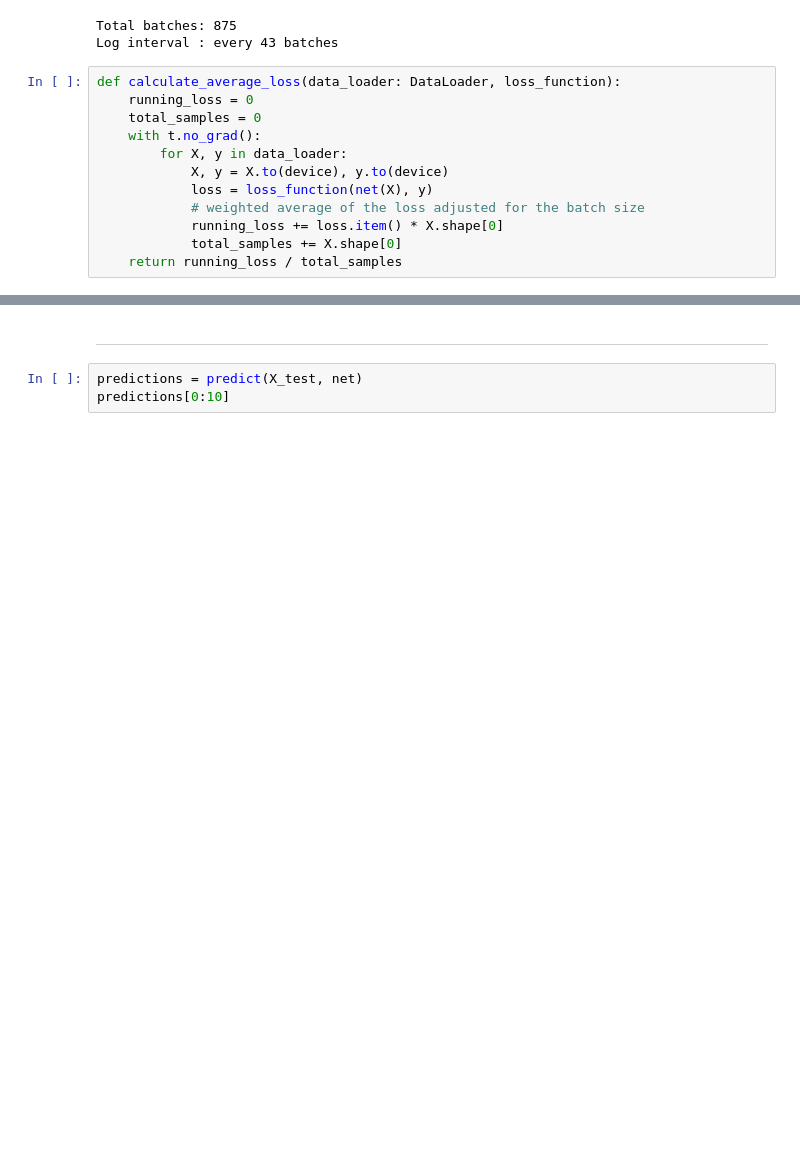
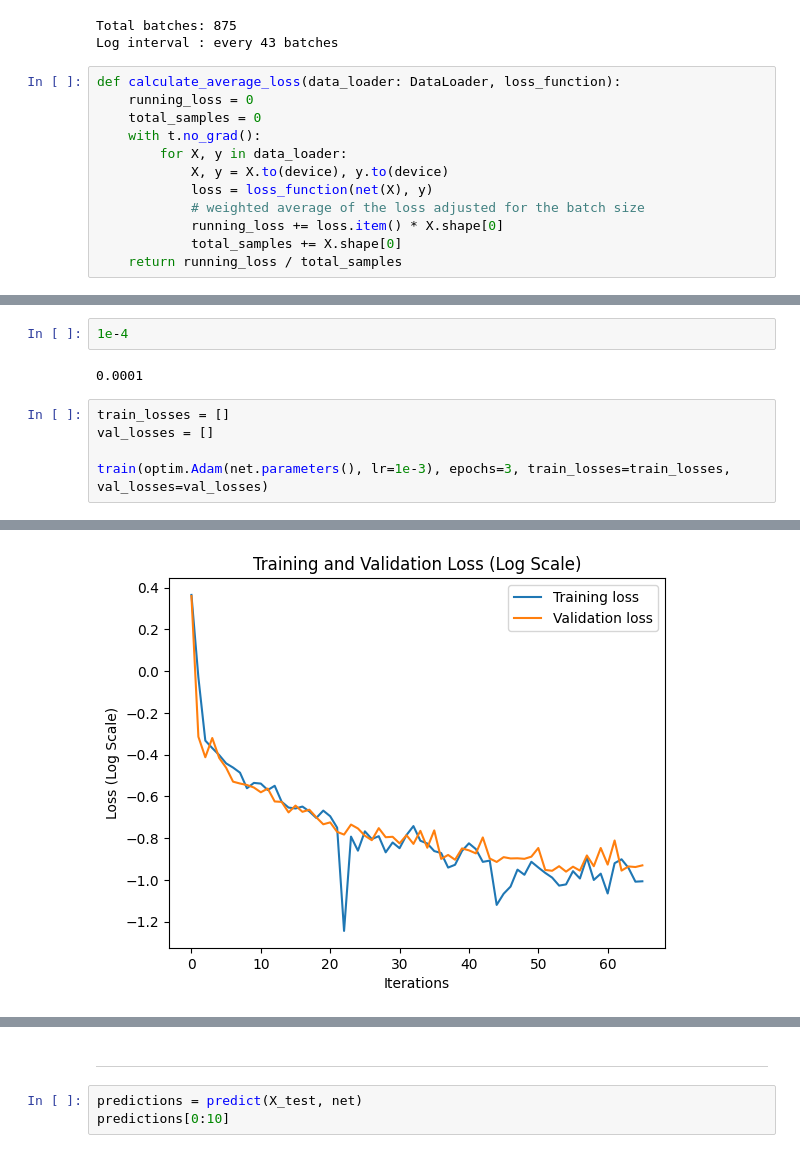
Before and after one commit to shane-kercheval/pytorch-template, a Jupyter notebook: source/notebooks/mnist_fully_connected_multilayer_perceptron.ipynb, the cells around one changed output, grey strips where cells are left out. Saved outputs shown, nothing was run; the diff lists cells and outputs as text; blank space fills up the shorter version.

```diff
--- a/source/notebooks/mnist_fully_connected_multilayer_perceptron.ipynb
+++ b/source/notebooks/mnist_fully_connected_multilayer_perceptron.ipynb
@@ -204,3 +188,13 @@ def train(optimizer, epochs=5):
     plt.title('Training and Validation Loss (Log Scale)')
     plt.legend()
     plt.show()
+# %%
+1e-4
+# %% [output]
+0.0001
+# %%
+train_losses = []
+val_losses = []
+
+train(optim.Adam(net.parameters(), lr=1e-3), epochs=3, train_losses=train_losses, val_losses=val_losses)
+# %% [output]
@@ -207 +218,2 @@ def train(optimizer, epochs=5):
+[figure, added]
 # %%
```
Also changed, not shown: parts of 14 cells of this notebook.
